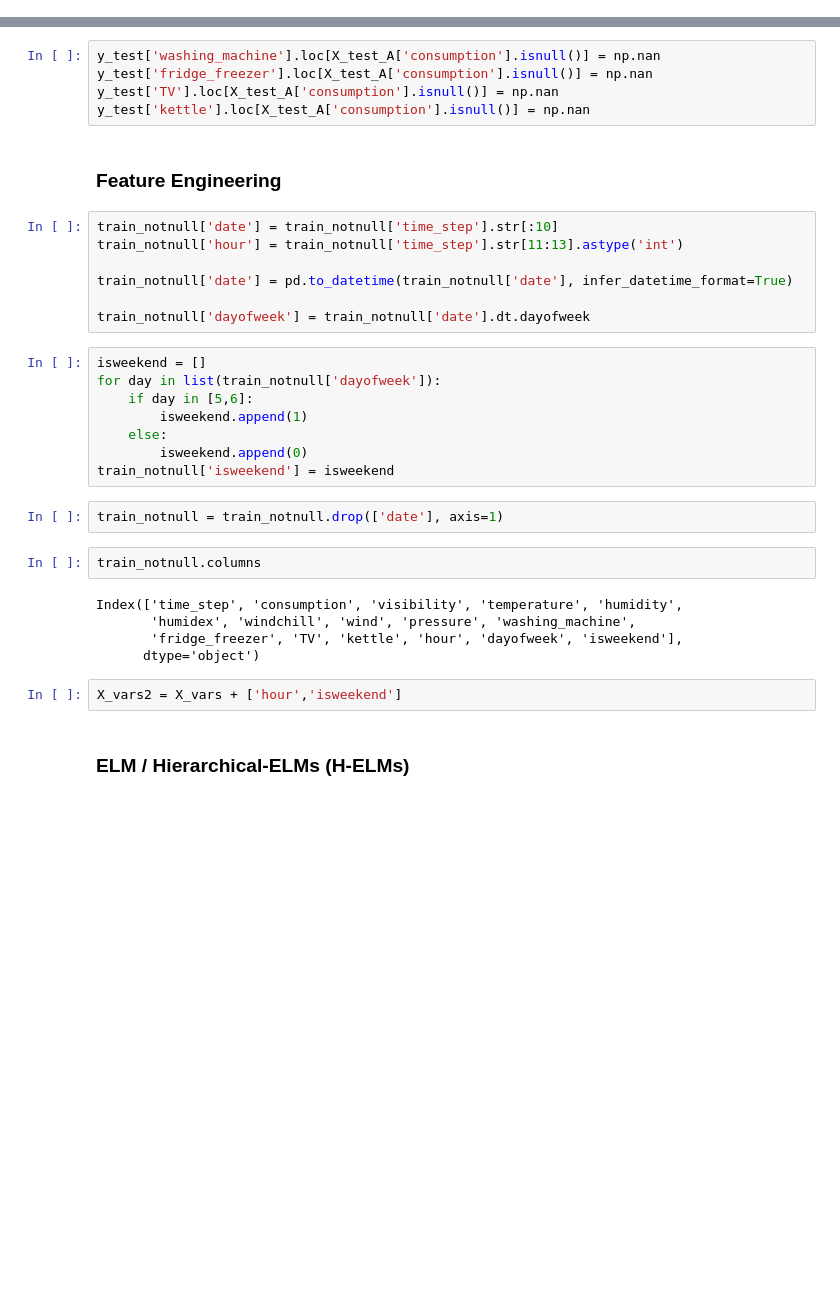
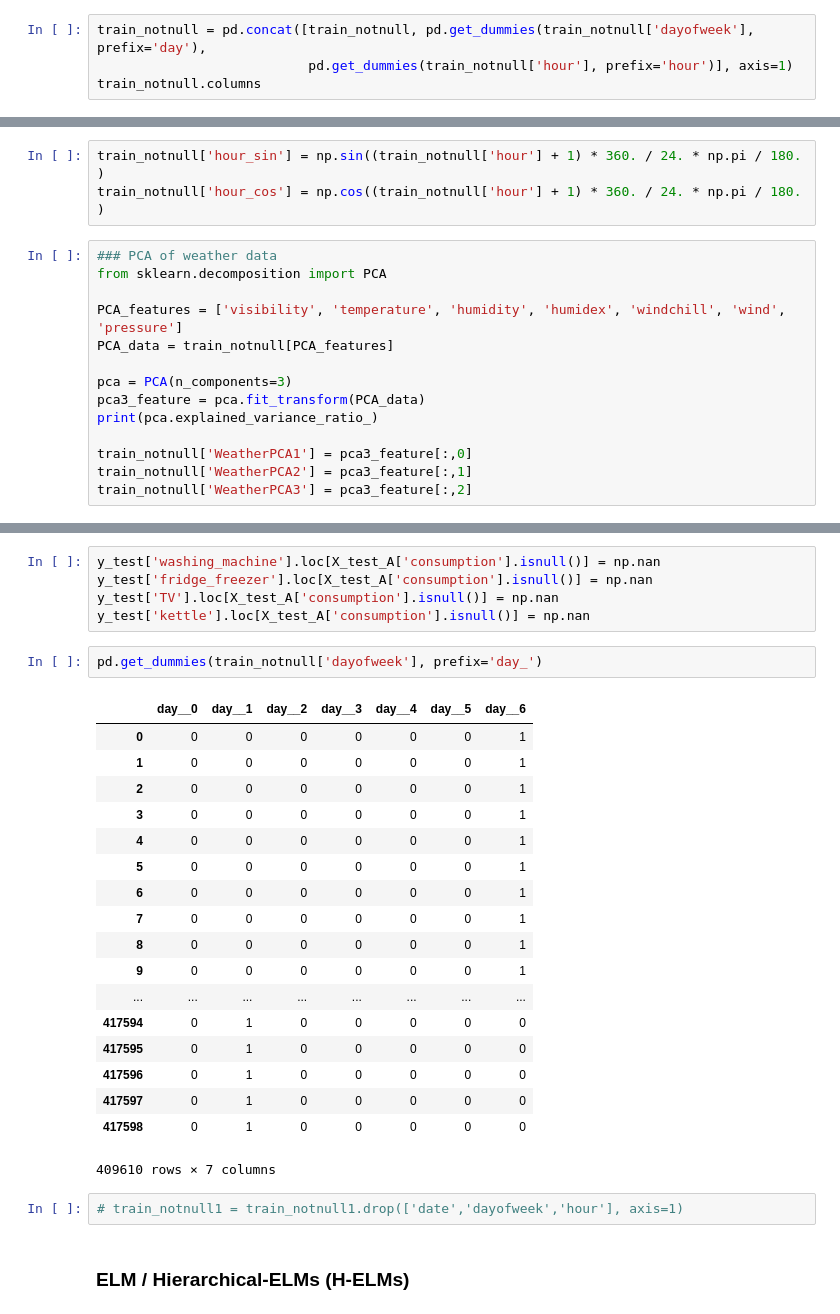
Before and after one commit to FerdinandYu/DSB_ML2_Planete_Oui, a Jupyter notebook: Planete Oui V2.ipynb, the cells around one changed output, grey strips where cells are left out. Saved outputs shown, nothing was run; the diff lists cells and outputs as text; blank space fills up the shorter version.

```diff
--- a/Planete Oui V2.ipynb
+++ b/Planete Oui V2.ipynb
@@ -127,0 +149,4 @@ train_notnull = train[train['consumption'].notna()]
+# %%
+train_notnull = pd.concat([train_notnull, pd.get_dummies(train_notnull['dayofweek'], prefix='day'),
+                           pd.get_dummies(train_notnull['hour'], prefix='hour')], axis=1)
+train_notnull.columns
@@ -127,0 +163,17 @@ train_notnull = train[train['consumption'].notna()]
+# %%
+train_notnull['hour_sin'] = np.sin((train_notnull['hour'] + 1) * 360. / 24. * np.pi / 180. )
+train_notnull['hour_cos'] = np.cos((train_notnull['hour'] + 1) * 360. / 24. * np.pi / 180. )
+# %%
+### PCA of weather data
+from sklearn.decomposition import PCA
+
+PCA_features = ['visibility', 'temperature', 'humidity', 'humidex', 'windchill', 'wind', 'pressure']
+PCA_data = train_notnull[PCA_features]
+
+pca = PCA(n_components=3)
+pca3_feature = pca.fit_transform(PCA_data)
+print(pca.explained_variance_ratio_)
+
+train_notnull['WeatherPCA1'] = pca3_feature[:,0]
+train_notnull['WeatherPCA2'] = pca3_feature[:,1]
+train_notnull['WeatherPCA3'] = pca3_feature[:,2]
@@ -169,34 +276,29 @@ y_test['washing_machine'].loc[X_test_A['consumption'].isnull()] = np.nan
 y_test['fridge_freezer'].loc[X_test_A['consumption'].isnull()] = np.nan
 y_test['TV'].loc[X_test_A['consumption'].isnull()] = np.nan
 y_test['kettle'].loc[X_test_A['consumption'].isnull()] = np.nan
-# %% [markdown]
-### Feature Engineering
-# %%
-train_notnull['date'] = train_notnull['time_step'].str[:10]
-train_notnull['hour'] = train_notnull['time_step'].str[11:13].astype('int')
-
-train_notnull['date'] = pd.to_datetime(train_notnull['date'], infer_datetime_format=True)
-
-train_notnull['dayofweek'] = train_notnull['date'].dt.dayofweek
-# %%
-isweekend = []
-for day in list(train_notnull['dayofweek']):
-    if day in [5,6]:
-        isweekend.append(1)
-    else:
-        isweekend.append(0)
-train_notnull['isweekend'] = isweekend
+# %%
+pd.get_dummies(train_notnull['dayofweek'], prefix='day_')
+# %% [output]
+|  | day__0 | day__1 | day__2 | day__3 | day__4 | day__5 | day__6 |
+| 0 | 0 | 0 | 0 | 0 | 0 | 0 | 1 |
+| 1 | 0 | 0 | 0 | 0 | 0 | 0 | 1 |
+| 2 | 0 | 0 | 0 | 0 | 0 | 0 | 1 |
+| 3 | 0 | 0 | 0 | 0 | 0 | 0 | 1 |
+| 4 | 0 | 0 | 0 | 0 | 0 | 0 | 1 |
+| 5 | 0 | 0 | 0 | 0 | 0 | 0 | 1 |
+| 6 | 0 | 0 | 0 | 0 | 0 | 0 | 1 |
+| 7 | 0 | 0 | 0 | 0 | 0 | 0 | 1 |
+| 8 | 0 | 0 | 0 | 0 | 0 | 0 | 1 |
+| 9 | 0 | 0 | 0 | 0 | 0 | 0 | 1 |
+| ... | ... | ... | ... | ... | ... | ... | ... |
+| 417594 | 0 | 1 | 0 | 0 | 0 | 0 | 0 |
+| 417595 | 0 | 1 | 0 | 0 | 0 | 0 | 0 |
+| 417596 | 0 | 1 | 0 | 0 | 0 | 0 | 0 |
+| 417597 | 0 | 1 | 0 | 0 | 0 | 0 | 0 |
+| 417598 | 0 | 1 | 0 | 0 | 0 | 0 | 0 |
+409610 rows × 7 columns
 # %%
-train_notnull = train_notnull.drop(['date'], axis=1)
+# train_notnull1 = train_notnull1.drop(['date','dayofweek','hour'], axis=1)
-# %%
-train_notnull.columns
-# %% [output]
-Index(['time_step', 'consumption', 'visibility', 'temperature', 'humidity',
-       'humidex', 'windchill', 'wind', 'pressure', 'washing_machine',
-       'fridge_freezer', 'TV', 'kettle', 'hour', 'dayofweek', 'isweekend'],
-      dtype='object')
-# %%
-X_vars2 = X_vars + ['hour','isweekend']
 # %% [markdown]
 ### ELM / Hierarchical-ELMs (H-ELMs)
 # %%
```
Also changed, not shown: parts of 30 cells of this notebook.
